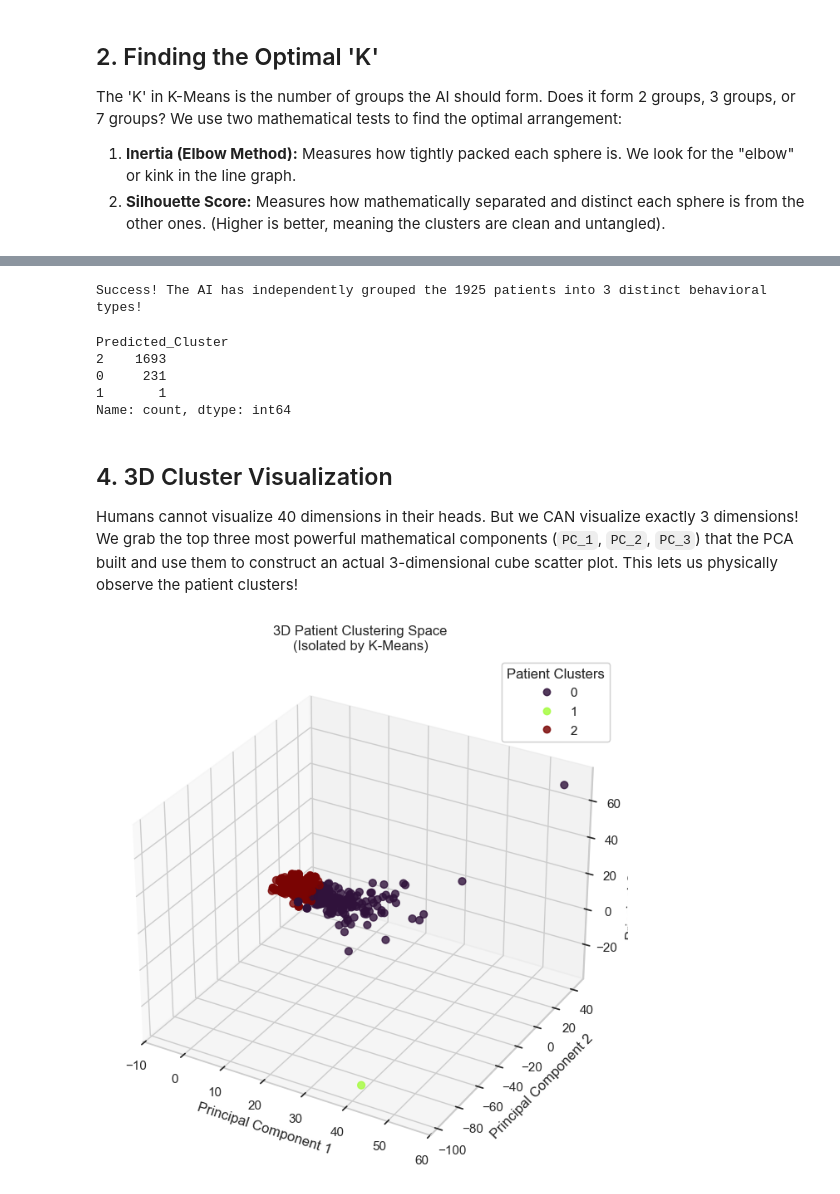
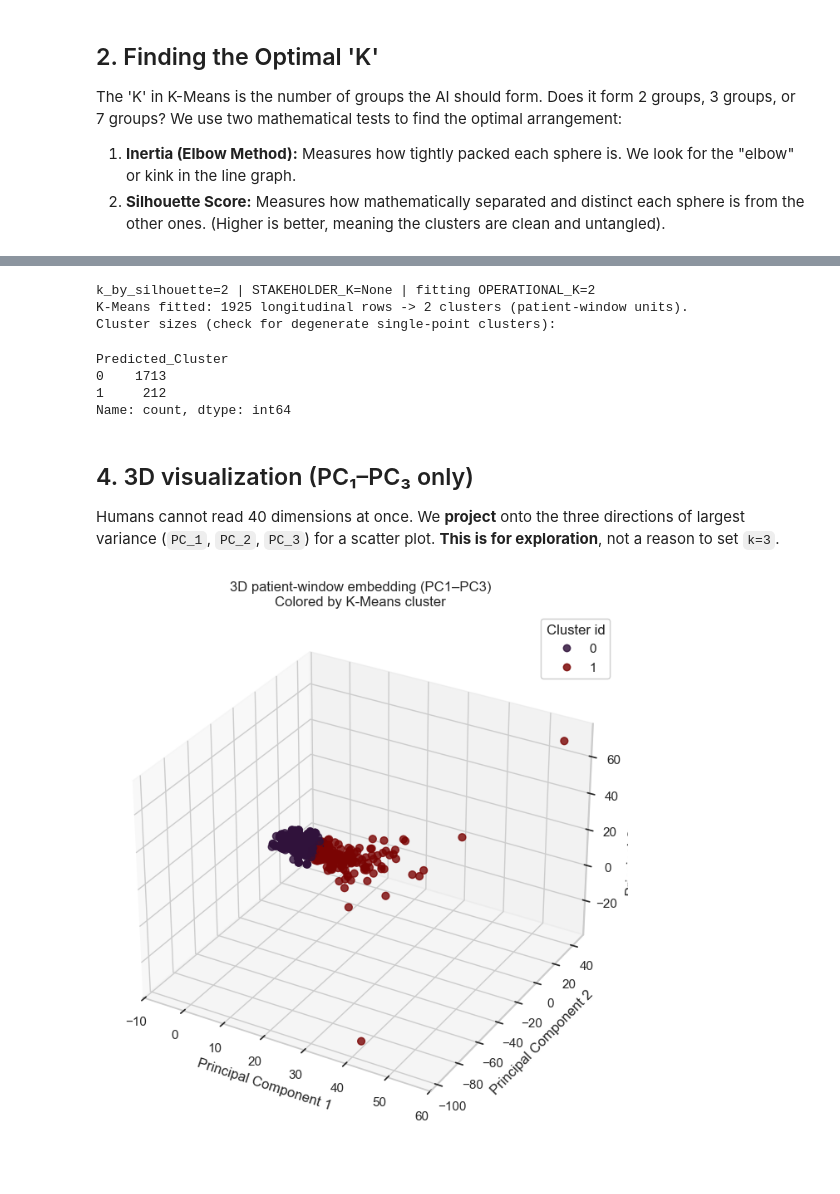
Before and after one commit to Kacem-Trabelsi/machine_learning, a Jupyter notebook: clustering_sirio_covid_data_set/03c_Modeling_Sirio.ipynb, the cells around one changed output, grey strips where cells are left out. Cells and saved outputs as stored; diff of their text form; code cells hidden in the pictures; blank space fills up the shorter version.

```diff
--- a/clustering_sirio_covid_data_set/03c_Modeling_Sirio.ipynb
+++ b/clustering_sirio_covid_data_set/03c_Modeling_Sirio.ipynb
@@ -74,44 +119,59 @@ We will force the Engine to isolate 3 clusters!
 # %%
-OPTIMAL_K = 3
+# Metrics-first default (matches the silhouette diagnostic above)
+# Set to an int (e.g. 3) only if you accept worse separation / accept re-validation.
+STAKEHOLDER_K = None
+
+SELECTED_K = STAKEHOLDER_K if STAKEHOLDER_K is not None else k_by_silhouette
+OPTIMAL_K = SELECTED_K
+
+print(
+    f"k_by_silhouette={k_by_silhouette} | "
+    f"STAKEHOLDER_K={STAKEHOLDER_K} | fitting OPERATIONAL_K={OPTIMAL_K}"
+)
+
+if 'Predicted_Cluster' in X_pca.columns:
+    X_pca = X_pca.drop(columns=['Predicted_Cluster'])
 
 final_kmeans = KMeans(n_clusters=OPTIMAL_K, random_state=42, n_init=10)
-final_labels = final_kmeans.fit_predict(X_pca)
+final_labels = final_kmeans.fit_predict(X_mat)
 
-# We attach the AI's predicted cluster back onto our array so we can map it!
 X_pca['Predicted_Cluster'] = final_labels
 
-print(f"Success! The AI has independently grouped the {X_pca.shape[0]} patients into {OPTIMAL_K} distinct behavioral types!")
-display(X_pca['Predicted_Cluster'].value_counts())
+print(f"K-Means fitted: {X_pca.shape[0]} longitudinal rows -> {OPTIMAL_K} clusters (patient-window units).")
+print("Cluster sizes (check for degenerate single-point clusters):")
+display(X_pca['Predicted_Cluster'].value_counts().sort_index())
 # %% [output]
-Success! The AI has independently grouped the 1925 patients into 3 distinct behavioral types!
+k_by_silhouette=2 | STAKEHOLDER_K=None | fitting OPERATIONAL_K=2
+K-Means fitted: 1925 longitudinal rows -> 2 clusters (patient-window units).
+Cluster sizes (check for degenerate single-point clusters):
 Predicted_Cluster
-2    1693
-0     231
-1       1
+0    1713
+1     212
 Name: count, dtype: int64
 # %% [markdown]
-## 4. 3D Cluster Visualization
-Humans cannot visualize 40 dimensions in their heads.
-But we CAN visualize exactly 3 dimensions!
-We grab the top three most powerful mathematical components (`PC_1`, `PC_2`, `PC_3`) that the PCA built and use them to construct an actual 3-dimensional cube scatter plot. This lets us physically observe the patient clusters!
+## 4. 3D visualization (PC₁–PC₃ only)
+
+Humans cannot read 40 dimensions at once. We **project** onto the three directions of largest variance (`PC_1`, `PC_2`, `PC_3`) for a scatter plot. **This is for exploration**, not a reason to set `k=3`.
 # %%
 from mpl_toolkits.mplot3d import Axes3D
 
 fig = plt.figure(figsize=(10, 8))
 ax = fig.add_subplot(111, projection='3d')
 
-scatter = ax.scatter(X_pca['PC_1'], X_pca['PC_2'], X_pca['PC_3'],
-                     c=X_pca['Predicted_Cluster'], cmap='turbo', s=40, alpha=0.8)
+scatter = ax.scatter(
+    X_pca['PC_1'], X_pca['PC_2'], X_pca['PC_3'],
+    c=X_pca['Predicted_Cluster'], cmap='turbo', s=40, alpha=0.8,
+)
 
-ax.set_title('3D Patient Clustering Space\n(Isolated by K-Means)')
+ax.set_title('3D patient-window embedding (PC1–PC3)\nColored by K-Means cluster')
 ax.set_xlabel('Principal Component 1')
 ax.set_ylabel('Principal Component 2')
 ax.set_zlabel('Principal Component 3')
 
-legend1 = ax.legend(*scatter.legend_elements(), title="Patient Clusters")
+legend1 = ax.legend(*scatter.legend_elements(), title="Cluster id")
 ax.add_artist(legend1)
 
 plt.show()
 # %% [output]
-[figure, old version]
+[figure, new version]
 # %% [markdown]
```
Also changed, not shown: parts of 7 cells of this notebook, 5 other files.
